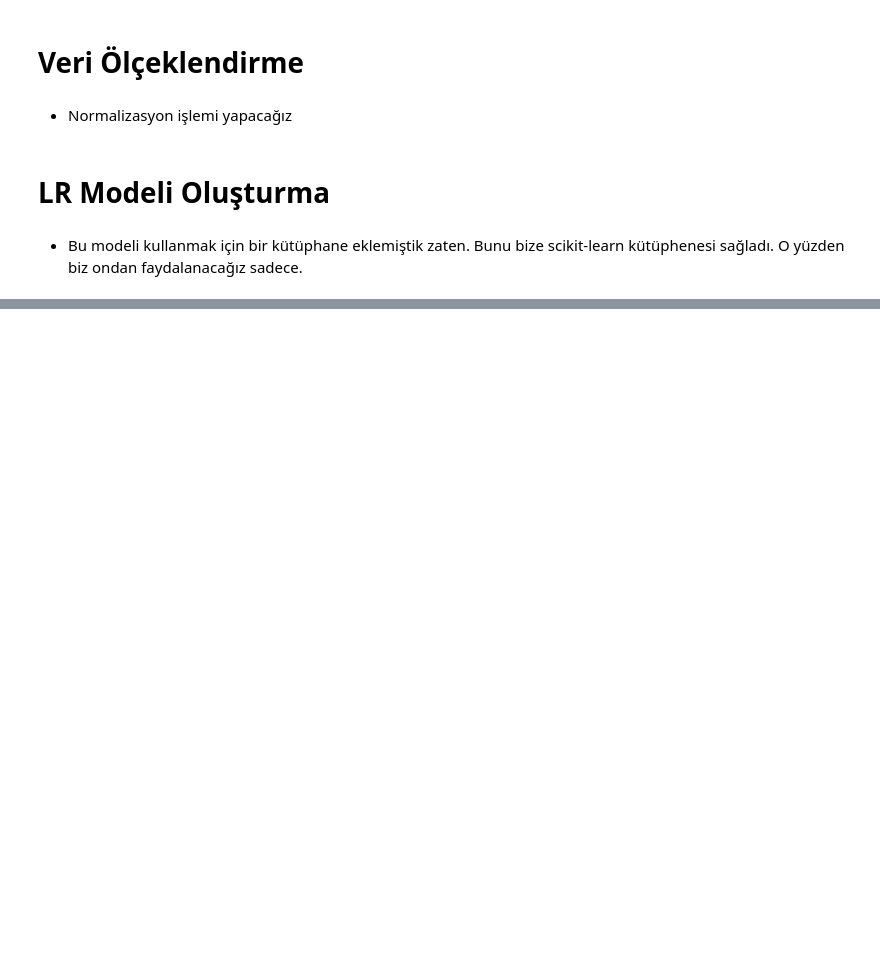
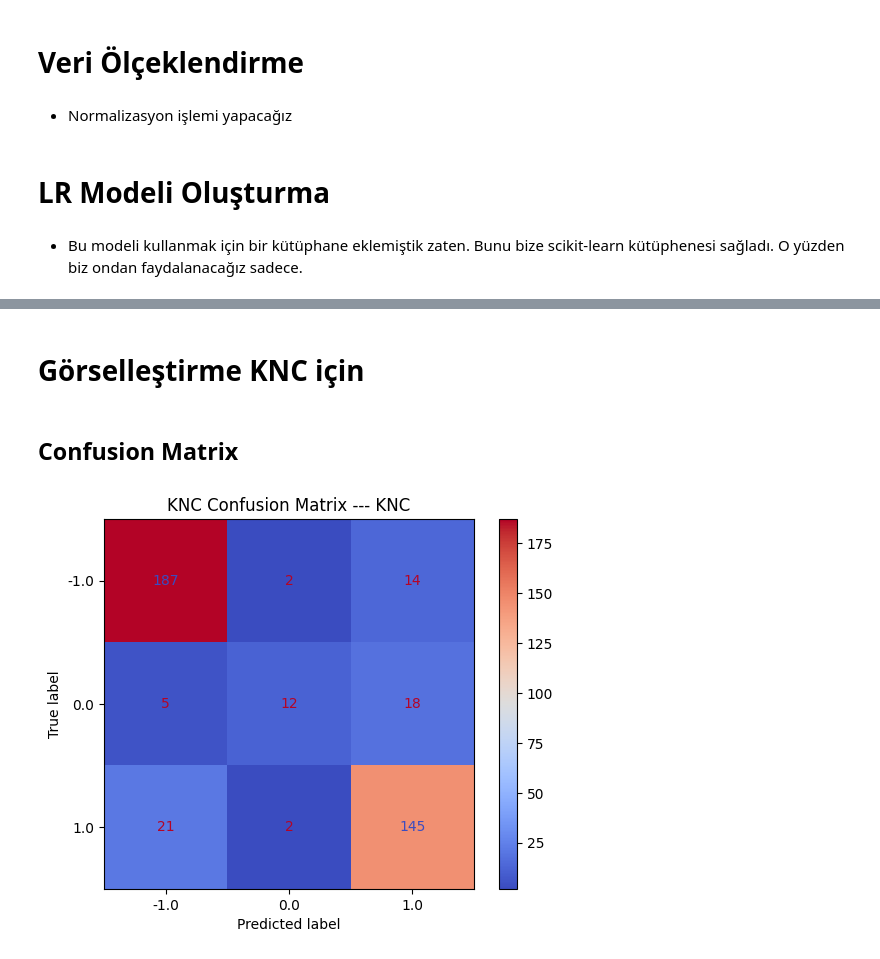
Before and after one commit to cebel-irem/website-phishing, a Jupyter notebook: website_phishing.ipynb, the cells around one changed output, grey strips where cells are left out. Cells and saved outputs as stored; diff of their text form; code cells hidden in the pictures; blank space fills up the shorter version.

```diff
--- a/website_phishing.ipynb
+++ b/website_phishing.ipynb
@@ -188,0 +199,4 @@ ValueError: This solver needs samples of at least 2 classes in the data, but the
+# %%
+#KNC modeli
+knc_model = KNeighborsClassifier()
+knc_model.fit(x_train_scaled, y_train)
@@ -188,0 +212,2 @@ ValueError: This solver needs samples of at least 2 classes in the data, but the
+# %%
+y_pred_test_knc = knc_model.predict(x_test_scaled)
@@ -188,0 +309,12 @@ ValueError: This solver needs samples of at least 2 classes in the data, but the
+# %% [markdown]
+# Görselleştirme KNC için
+# %% [markdown]
+## Confusion Matrix
+# %%
+cm_knc = confusion_matrix(y_test, y_pred_test_knc, labels=knc_model.classes_)
+disp_knc = ConfusionMatrixDisplay(confusion_matrix=cm_knc, display_labels=knc_model.classes_)
+disp_knc.plot(cmap=plt.cm.coolwarm)
+plt.title("KNC Confusion Matrix --- KNC")
+plt.show()
+# %% [output]
+[figure, added]
```
Also changed, not shown: parts of 28 cells of this notebook.
